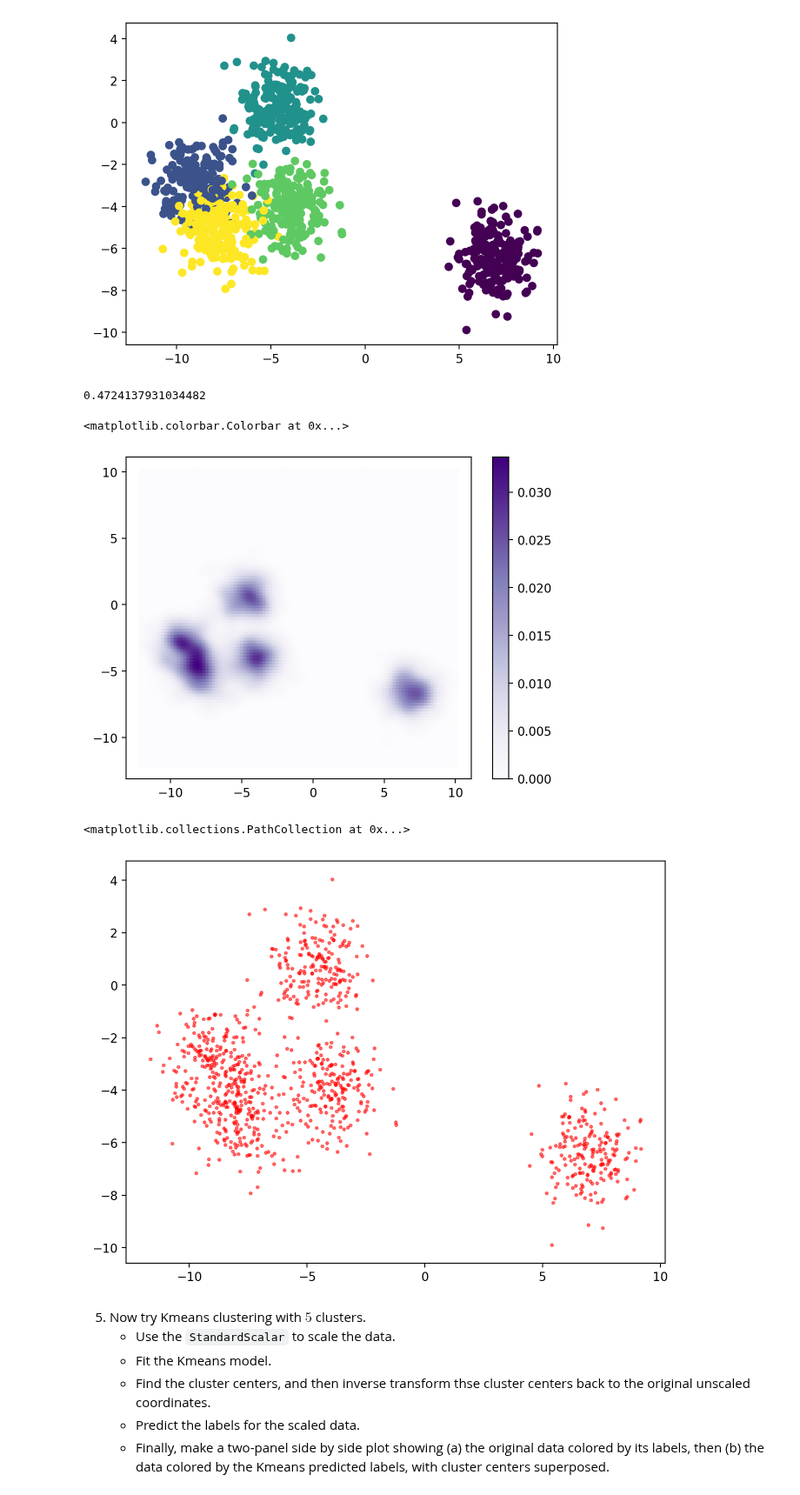
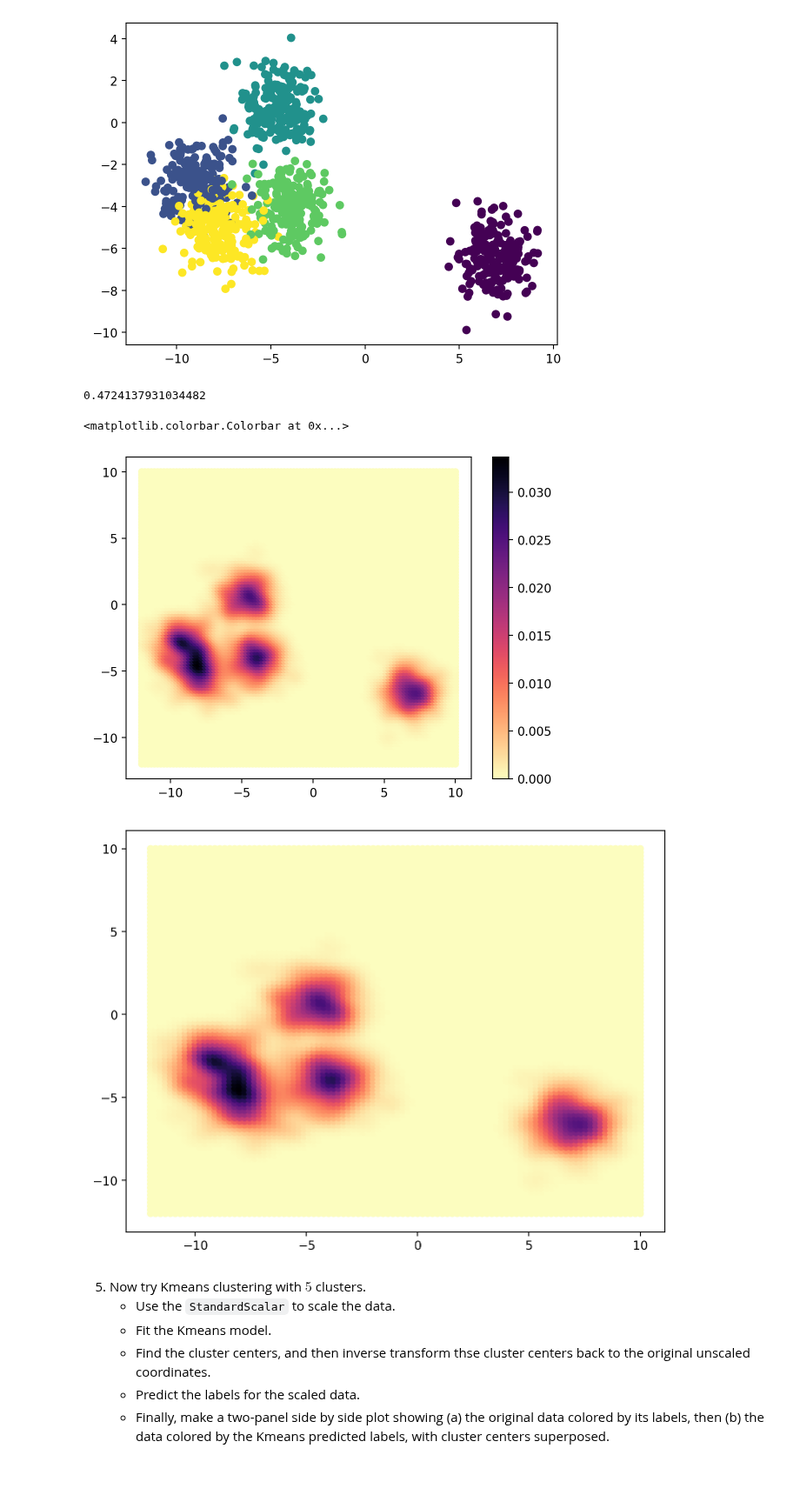
Before and after one commit to VanderbiltAstronomy/astr_8070_s25, a Jupyter notebook: coursework/student_folders/m_rizzosmith/homework/vu_astr8070_s25_hw6_mikerizzosmith.ipynb, the cells around one changed output. Shown at 87% size. Drawn from its saved outputs; the diff is of its cells as text; code cells hidden in the pictures.

```diff
--- a/coursework/student_folders/m_rizzosmith/homework/vu_astr8070_s25_hw6_mikerizzosmith.ipynb
+++ b/coursework/student_folders/m_rizzosmith/homework/vu_astr8070_s25_hw6_mikerizzosmith.ipynb
@@ -61,27 +61,35 @@ Xgrid = np.vstack(list(map(np.ravel, np.meshgrid(u, v)))).T
 dens = np.exp(kde.score_samples(Xgrid)) #evaluate the model on the grid
 
 plt.scatter(Xgrid[:,0], Xgrid[:,1], c=dens,
-            cmap="Purples", edgecolor="None")
+            cmap="magma_r", edgecolor="None")
 plt.colorbar()
 # %% [output]
 0.4724137931034482
 <matplotlib.colorbar.Colorbar at 0x...>
-[figure, old version]
+[figure, new version]
 # %%
 from astroML.density_estimation import KNeighborsDensity
 k = 100 #Number of neighbors
 # Compute density with Bayesian nearest neighbors
 nbrs = KNeighborsDensity('bayesian', n_neighbors=k)
 nbrs.fit(data[:, :2])
 
-
+u = v = np.linspace(-12,10,100)
+Xgrid = np.vstack(list(map(np.ravel, np.meshgrid(u, v)))).T
+vals = nbrs.eval(Xgrid)
+vals = vals.reshape(100, 100)  # Reshape to match the grid shape
 
 # Plotting
 plt.figure(figsize=(8, 6))
-plt.scatter(data[:, 0], data[:, 1], c='red', s=5, alpha=0.5)
+plt.scatter(Xgrid[:,0], Xgrid[:,1], c=dens,
+            cmap="magma_r", edgecolor="None")
+
+#plt.contourf(u, v, vals, cmap='Blues', levels=20)
+#plt.scatter(data[:, 0], data[:, 1], c='red', s=5, alpha=0.5)
+
+plt.show()
 # %% [output]
-<matplotlib.collections.PathCollection at 0x...>
-[figure, old version]
+[figure, new version]
 # %%
 # Kludge to fix the bug with draw_ellipse in astroML
 from matplotlib.patches import Ellipse
```
